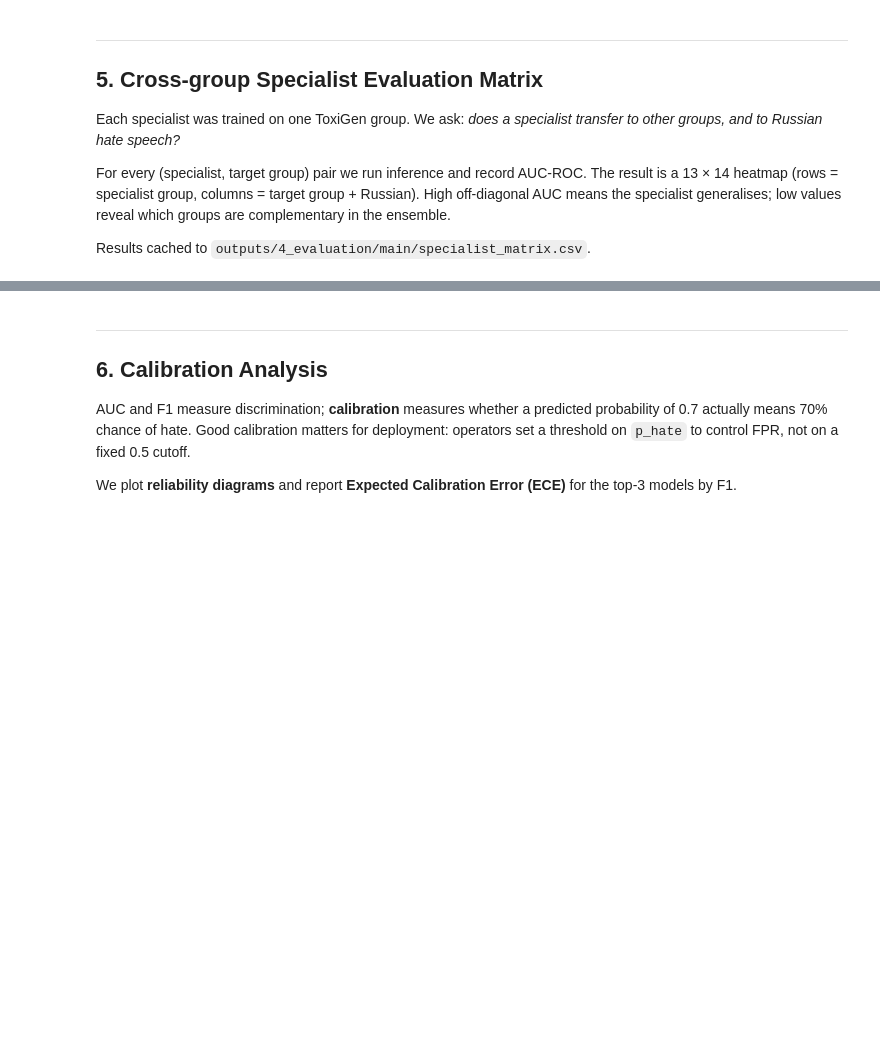
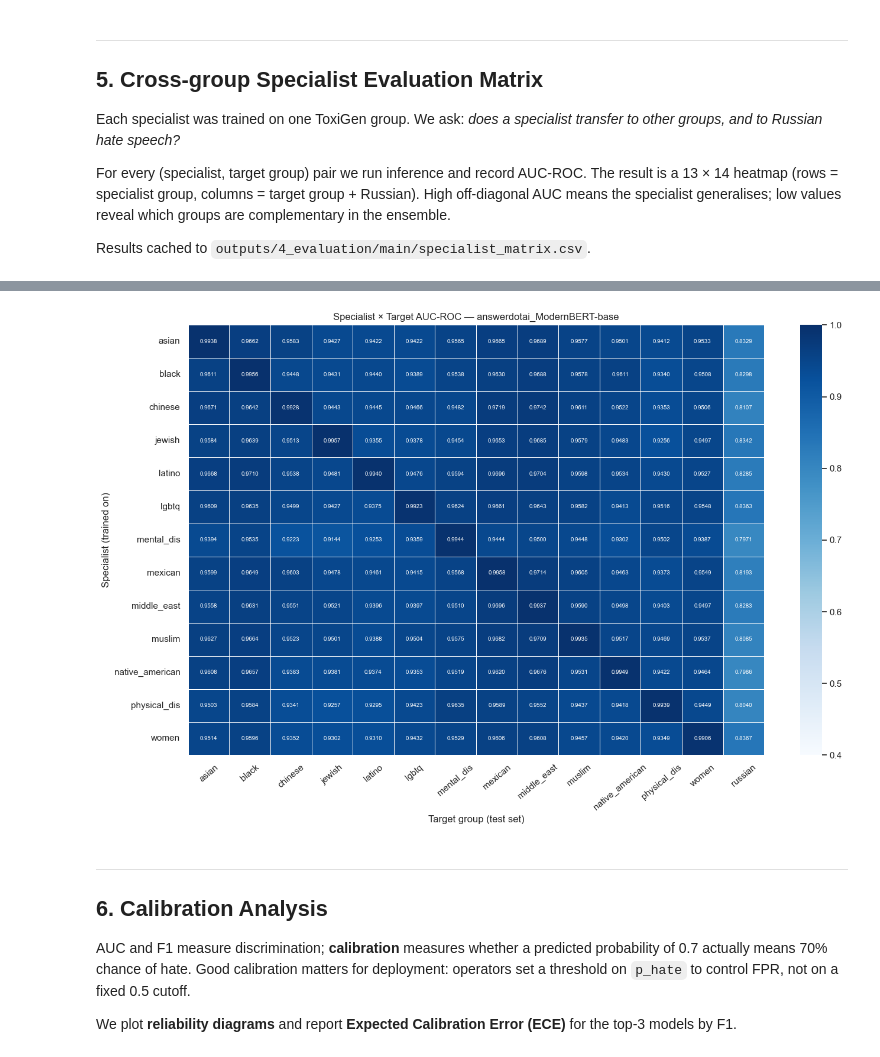
Before and after one commit to alex-dias/modernbert-hs, a Jupyter notebook: notebooks/05_analysis.ipynb, the cells around one changed output, grey strips where cells are left out. Saved outputs shown, nothing was run; the diff lists cells and outputs as text; code cells hidden in the pictures; blank space fills up the shorter version.

```diff
--- a/notebooks/05_analysis.ipynb
+++ b/notebooks/05_analysis.ipynb
@@ -270,7 +298,7 @@ if pval_rows:
     display(
         pval_df.style
         .format({"p_value": "{:.4f}"})
-        .applymap(lambda v: "background-color: #d4edda" if v is True else
+        .map(lambda v: "background-color: #d4edda" if v is True else
                             "background-color: #f8d7da" if v is False else "",
                   subset=["significant (p<0.05)"])
     )
@@ -592,28 +738,30 @@ else:
 # %%
 if 'matrix_df' not in dir() or matrix_df.empty:
     print("[SKIP] No specialist matrix data available.")
 else:
     # One heatmap per base model slug found in the matrix
     for slug, sub in matrix_df.groupby("model_slug"):
         pivot = (
             sub.pivot_table(index="specialist", columns="target", values="auc_roc", aggfunc="mean")
             .reindex(index=TOXIGEN_GROUPS, columns=TOXIGEN_GROUPS + ["russian"])
         )
 
         fig, ax = plt.subplots(figsize=(14, 9))
         sns.heatmap(
-            pivot, annot=True, fmt=".2f",
+            pivot, annot=True, fmt=".4f",
             cmap=PAL["sequential"], vmin=0.4, vmax=1.0,
             linewidths=0.4, annot_kws={"size": 7}, ax=ax,
         )
         ax.set_title(f"Specialist × Target AUC-ROC — {slug}")
         ax.set_xlabel("Target group (test set)")
         ax.set_ylabel("Specialist (trained on)")
         ax.tick_params(axis="x", rotation=40)
         plt.tight_layout()
         safe_slug = slug.replace("/", "_")
         plt.savefig(os.path.join(PLOTS_DIR, f"05_specialist_matrix_{safe_slug}.png"), dpi=150, bbox_inches="tight")
         plt.show()
+# %% [output]
+[figure, added]
 # %% [markdown]
 ---
 ## 6. Calibration Analysis
```
Also changed, not shown: parts of 20 cells of this notebook, 3 other files.
